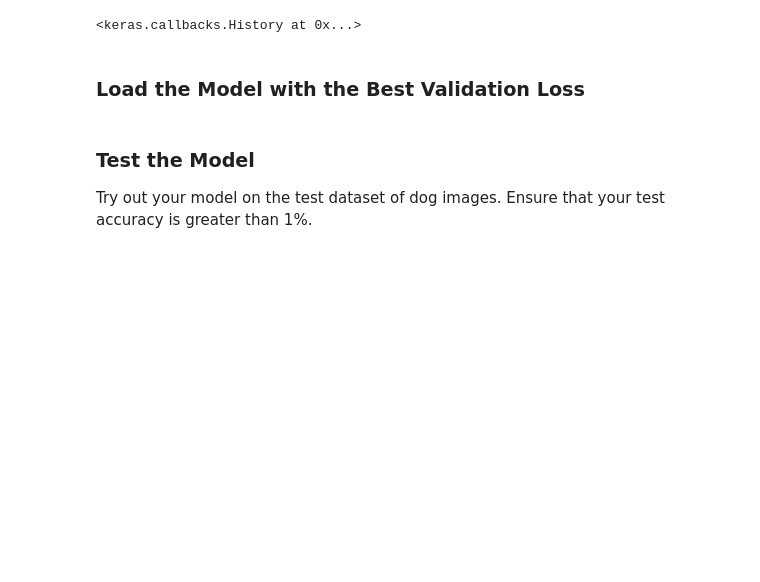
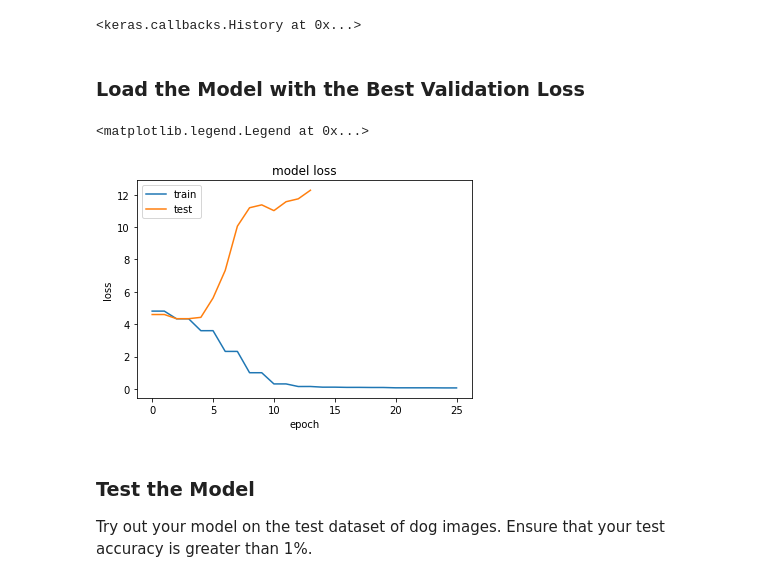
Before and after one commit to astelmashenko/dog-project, a Jupyter notebook: dog_app.ipynb, the cells around one changed output. Cells and saved outputs as stored; diff of their text form; code cells hidden in the pictures; blank space fills up the shorter version.

Commit message:
step3: 1st try graphic

```diff
--- a/dog_app.ipynb
+++ b/dog_app.ipynb
@@ -459,6 +459,16 @@ Epoch 13/20
 ### Load the Model with the Best Validation Loss
 # %%
 model.load_weights('saved_models/weights.best.from_scratch.hdf5')
+# %%
+plt.plot([4.8051, 4.8042, 4.3300, 4.3299, 3.5945, 3.5960, 2.3146, 2.3145, 0.9971, 0.9973, 0.3057, 0.3054, 0.1451, 0.1472, 0.1048, 0.1055,0.0918, 0.0922, 0.0853, 0.0850,0.0655, 0.0653, 0.0647, 0.0646, 0.0588, 0.0586])
+plt.plot([4.59451, 4.5945, 4.33701, 4.3370, 4.4194, 5.6134, 7.3197, 10.0532, 11.1923, 11.3705, 11.0141, 11.5656, 11.7436, 12.2740])
+plt.title('model loss')
+plt.ylabel('loss')
+plt.xlabel('epoch')
+plt.legend(['train', 'test'], loc='upper left')
+# %% [output]
+<matplotlib.legend.Legend at 0x...>
+[figure, added]
 # %% [markdown]
 ### Test the Model
 
```
Also changed, not shown: parts of 1 cell of this notebook.
